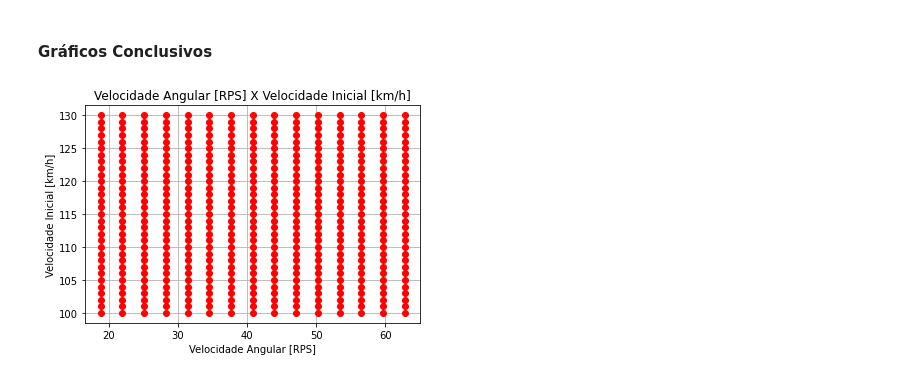
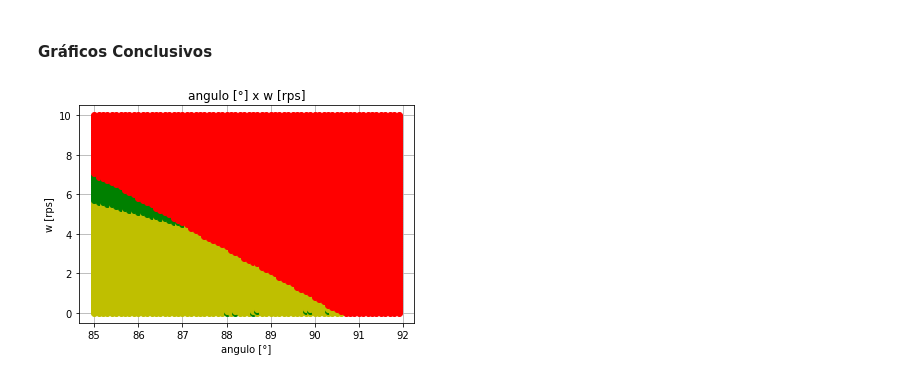
Before and after one commit to dourado-rafa/ModssimProjeto3, a Jupyter notebook: bola_de_volei_principal.ipynb, the cells around one changed output. Saved outputs shown, nothing was run; the diff lists cells and outputs as text; code cells hidden in the pictures.

```diff
--- a/bola_de_volei_principal.ipynb
+++ b/bola_de_volei_principal.ipynb
@@ -38,14 +38,14 @@ def set_axis_equal(ax):
 #### Parâmetros
 # %%
 d_ar = 1.2 # Densidade do Ar [kg/m³]
-g = 9.8 # Aceleração da Gravidade [m/s]
+g = -9.8 # Aceleração da Gravidade [m/s]
 
-cl = 1 # Coeficiente de Lift (Magnus)
+cl = 1 # Coeficiente de Sustentação (Magnus)
 cd = 0.1 # Coeficiente de Arrasto
 
 r = 0.105 # Raio da Bola [m]
 m = 0.27 # Massa da Bola [kg]
-A = pi*(r**2) # Álea Transversal da Bola [m²]
+A = pi*(r**2) # Área Transversal da Bola [m²]
 # %% [markdown]
 #### A Quadra de Volei
 # %%
@@ -89,7 +89,7 @@ vy0 = v0*sin(tetha)*sin(alpha)
 vz0 = v0*cos(tetha)
 
 # Decompondo a Velocidade Angular inicial
-w = 7*(2*pi) # dado em [RPS] transformado em [rad]
+w = 3*(2*pi) # dado em [RPS] transformado em [rad]
 wx = -w*sin(tetha)*sin(alpha)
 wy = w*sin(tetha)*cos(alpha)
 wz = w*cos(tetha)
@@ -145,4 +145,4 @@ def modelo(info, t_lista):
     if z <= 0: # Impedindo a bola de atravessar o chão
         return [0, 0, 0, 0 ,0 ,0]
     else:
-        return [vx, vy, vz, dVx_dt ,dVy_dt ,dVz_dt]
+        return [vx, vy, v, dVx_dt ,dVy_dt ,dVz_dt]
@@ -340,48 +301,43 @@ def verifica(posX, posZ):
 # Amarelo: Passou da rede, mas caiu fora da quadra
 # Verde: Passou da rede e cai dentro da quadra
 # %%
-for W in lista_w:
-    for V in lista_v:
+tetha_lista = np.arange(85,92,0.1)
+w_lista = np.arange(0,10+0.1, 0.1)
 
-        # Ângulos iniciais
-        tetha = radians(tetha_ideal) # Ângulo vertical
-        alpha = radians(alpha_ideal) # Ângulo horizontal
+# Ângulos iniciais
+v0 = 126.3/3.6
+tetha = radians(90) # Ângulo vertical
+alpha = radians(15) # Ângulo horizontal
 
-        # Posição inicial
-        x0 = 0
-        y0 = -3
-        z0 = z_ideal # Nesse sistema, a altura está no eixo Z
+# Posição inicial
+x0 = 0
+y0 = y_video[0]
+z0 = 3.0
 
-        # Decompondo a Velocidade inicial
-        v0 = V/3.6 # dado em [km/h] transformado em [m/s]
-        vx0 = v0*sin(tetha)*cos(alpha)
-        vy0 = v0*sin(tetha)*sin(alpha)
-        vz0 = v0*cos(tetha)
-
-        # Decompondo a Velocidade Angular inicial
-        w = W*(2*pi) # dado em [RPS] transformado em [rad]
+for angulo in tetha_lista:
+    tetha = radians(angulo) # dado em [km/h] transformado em [m/s]
+    vx0 = v0*sin(tetha)*cos(alpha)
+    vy0 = v0*sin(tetha)*sin(alpha)
+    vz0 = v0*cos(tetha)
+    info_0 = [x0, y0, z0, vx0, vy0, vz0]
+    for valor in w_lista:
+        w = valor*(2*pi) # dado em [RPS] transformado em [rad]
         wx = -w*sin(tetha)*sin(alpha)
         wy = w*sin(tetha)*cos(alpha)
         wz = w*cos(tetha)
-        w_vetor = np.array([wx, wy, wz]) # Compondo o Vetor da velocidade angular
+        w_vetor = np.array([wx, wy, wz])
+        info = odeint(modelo, info_0, t_lista)
+        posX = info[:,0]
+        posY = info[:,1]
+        posZ = info[:,2]
+        cor = verifica(posX, posZ)
+        plt.plot(angulo, valor, cor)
 
-        # Valores iniciais
-        info_0 = [x0, y0, z0, vx0, vy0, vz0]
-
-        infos_Odeint = odeint(modelo, info_0, t_lista)
-
-        posX = list(infos_Odeint[:,0])
-        posY = list(infos_Odeint[:,1])
-        posZ = list(infos_Odeint[:,2])
-
-        cor = verifica(posX, posZ)
-
-        plt.plot(W, V, cor)
-plt.title("Velocidade Angular [RPS] X Velocidade Inicial [km/h]")
-plt.xlabel('Velocidade Angular [RPS]')
-plt.ylabel('Velocidade Inicial [km/h]')
+plt.title("angulo [°] x w [rps]")
+plt.xlabel('angulo [°]')
+plt.ylabel('w [rps]')
 plt.grid()
 plt.show()
 # %% [output]
-[figure, old version]
+[figure, new version]
 # %%
```
Also changed, not shown: parts of 21 cells of this notebook, 1 other file.
